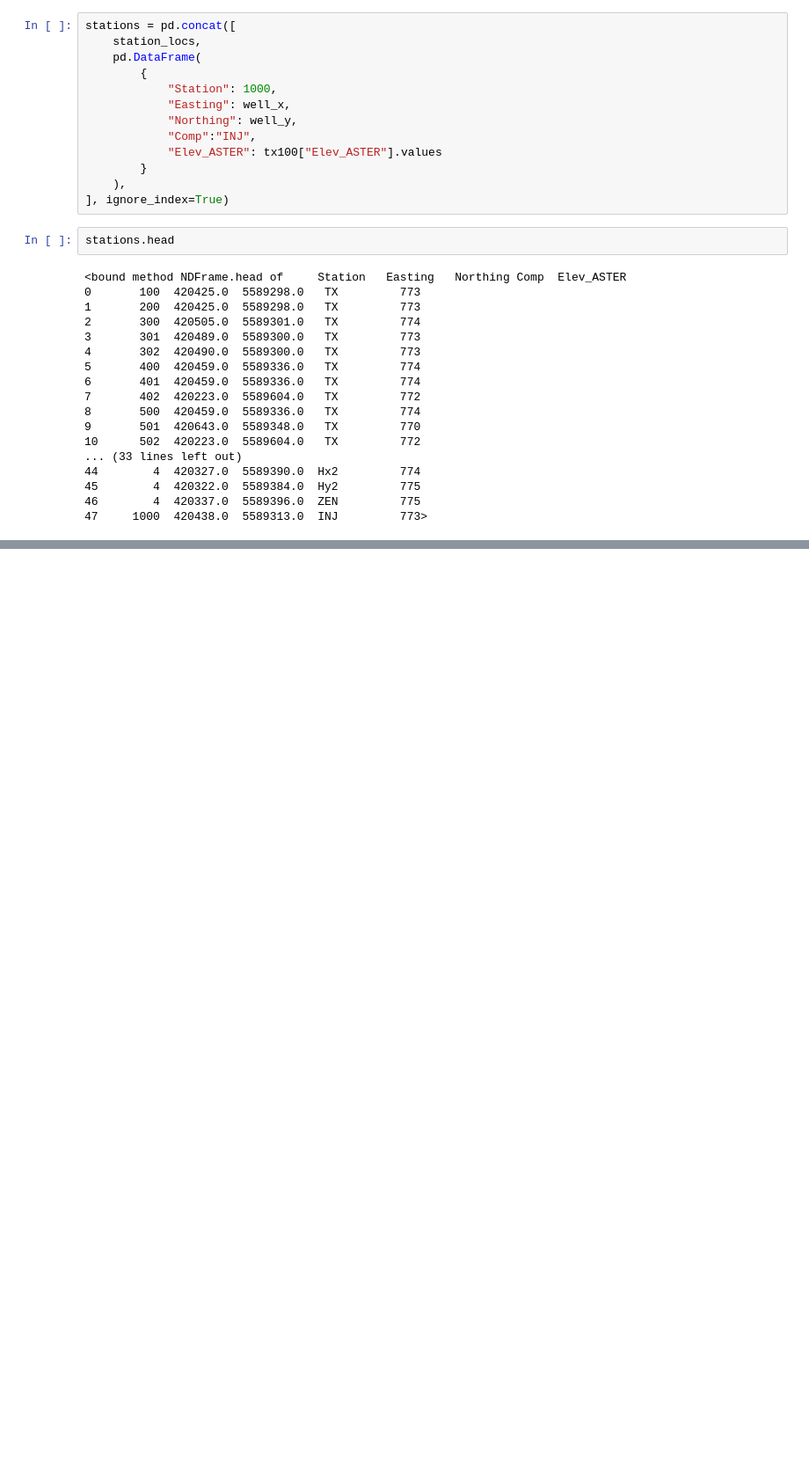
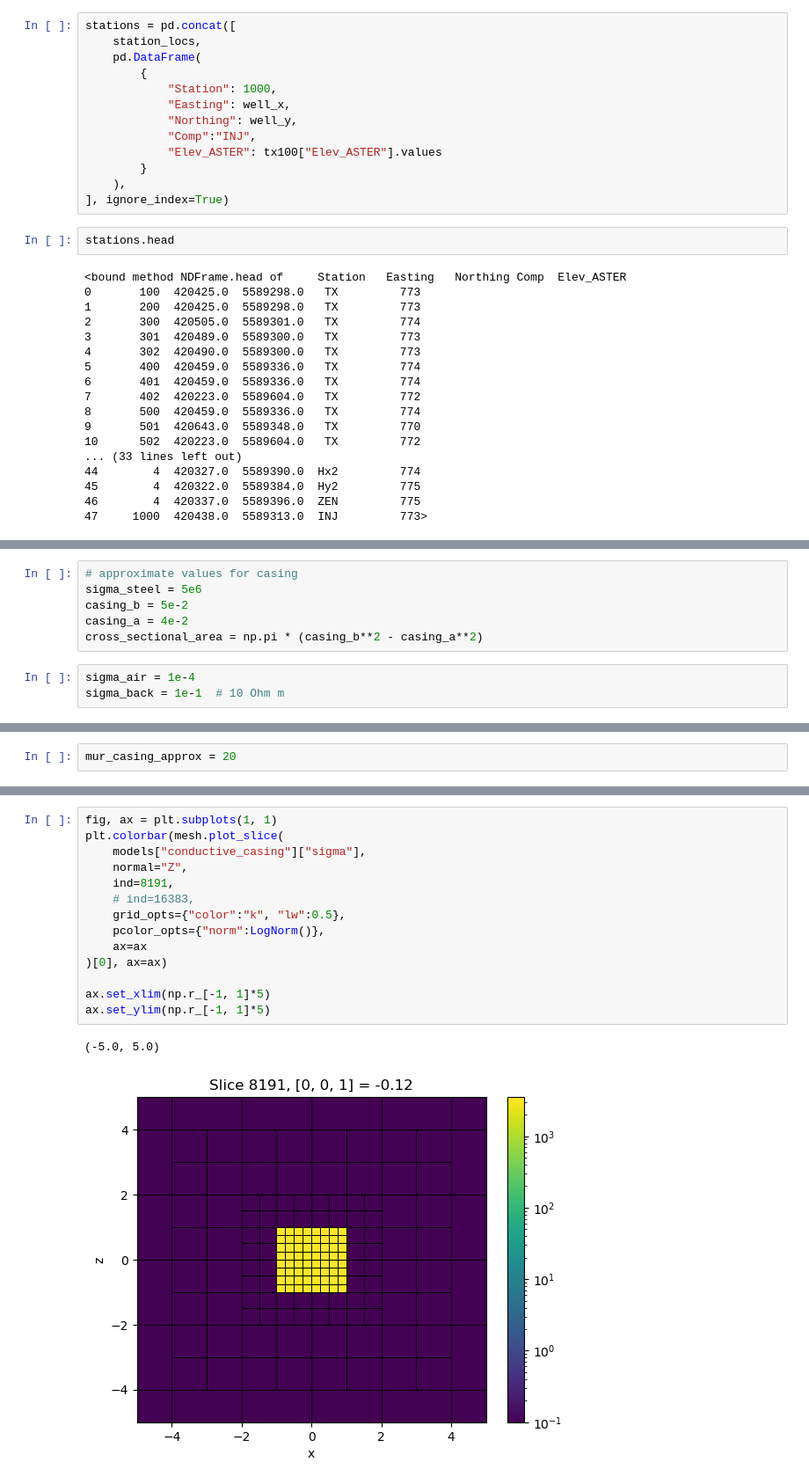
Before and after one commit to lheagy/2025-permeable-wells-cami, a Jupyter notebook: forward-3d.ipynb, the cells around one changed output, grey strips where cells are left out. Shown at 88% size. Cells and saved outputs as stored; diff of their text form; blank space fills up the shorter version.

```diff
--- a/forward-3d.ipynb
+++ b/forward-3d.ipynb
@@ -140,0 +339,9 @@ ax.set_aspect(1)
+# %%
+# approximate values for casing
+sigma_steel = 5e6
+casing_b = 5e-2
+casing_a = 4e-2
+cross_sectional_area = np.pi * (casing_b**2 - casing_a**2)
+# %%
+sigma_air = 1e-4
+sigma_back = 1e-1  # 10 Ohm m
@@ -140,0 +357,2 @@ ax.set_aspect(1)
+# %%
+mur_casing_approx = 20
@@ -140,0 +397,17 @@ ax.set_aspect(1)
+# %%
+fig, ax = plt.subplots(1, 1)
+plt.colorbar(mesh.plot_slice(
+    models["conductive_casing"]["sigma"],
+    normal="Z",
+    ind=8191,
+    # ind=16383,
+    grid_opts={"color":"k", "lw":0.5},
+    pcolor_opts={"norm":LogNorm()},
+    ax=ax
+)[0], ax=ax)
+
+ax.set_xlim(np.r_[-1, 1]*5)
+ax.set_ylim(np.r_[-1, 1]*5)
+# %% [output]
+(-5.0, 5.0)
+[figure, added]
```
Also changed, not shown: parts of 42 cells of this notebook, 3 other files.
